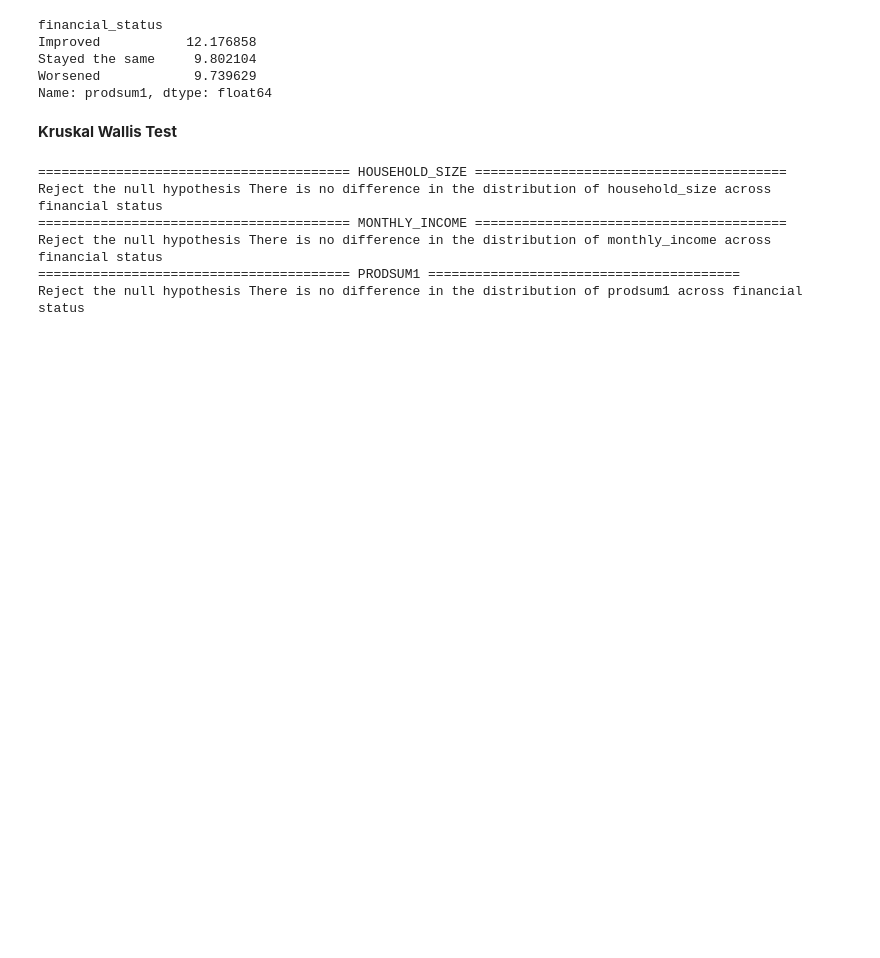
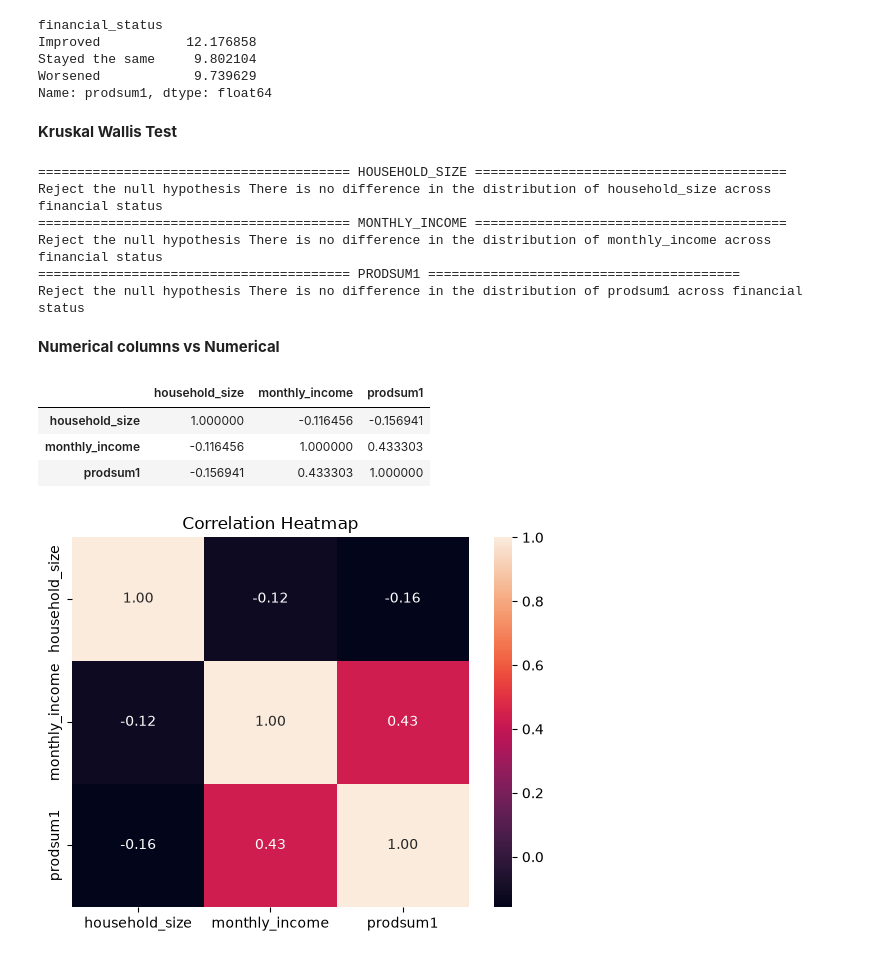
Before and after one commit to OleSuyaye/financial-status-prediction, a Jupyter notebook: notebook/finaccess.ipynb, the cells around one changed output. Saved outputs shown, nothing was run; the diff lists cells and outputs as text; code cells hidden in the pictures; blank space fills up the shorter version.

Commit message:
Numerical vs numerical columns

```diff
--- a/notebook/finaccess.ipynb
+++ b/notebook/finaccess.ipynb
@@ -560,3 +560,21 @@ Reject the null hypothesis There is no difference in the distribution of househo
 Reject the null hypothesis There is no difference in the distribution of monthly_income across financial status
 ======================================== PRODSUM1 ========================================
 Reject the null hypothesis There is no difference in the distribution of prodsum1 across financial status
+# %% [markdown]
+__Numerical columns vs Numerical__
+# %%
+correlation = financial_data[numeric_columns].corr(method = "spearman")
+correlation
+# %% [output]
+|  | household_size | monthly_income | prodsum1 |
+| household_size | 1.000000 | -0.116456 | -0.156941 |
+| monthly_income | -0.116456 | 1.000000 | 0.433303 |
+| prodsum1 | -0.156941 | 0.433303 | 1.000000 |
+# %%
+plt.Figure(figsize=(10,5))
+
+sns.heatmap(correlation, annot=True, fmt=".2f")
+plt.title("Correlation Heatmap")
+plt.show()
+# %% [output]
+[figure, added]
```
